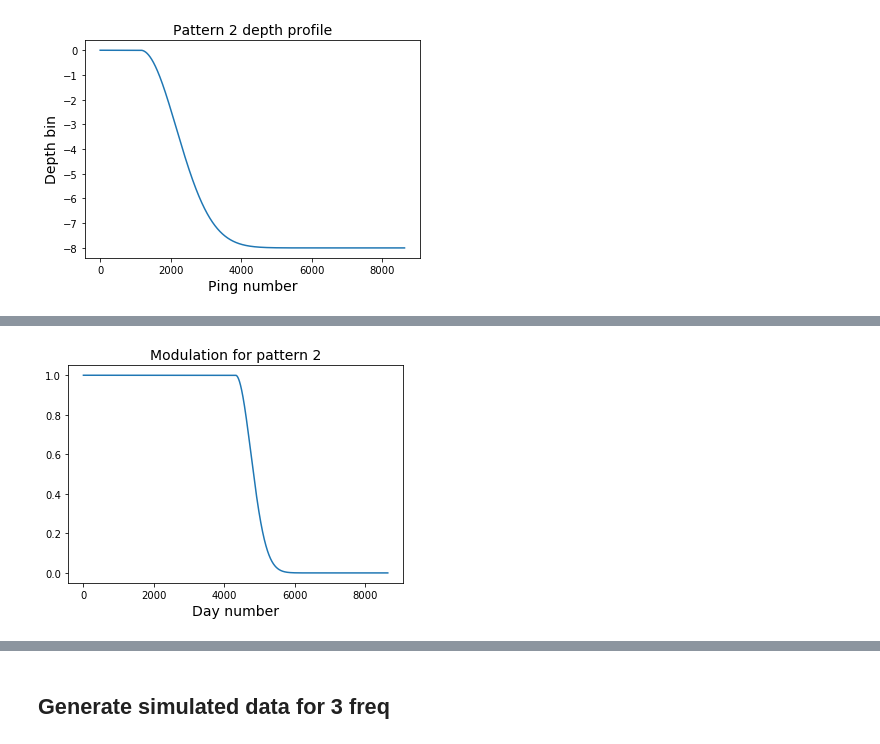
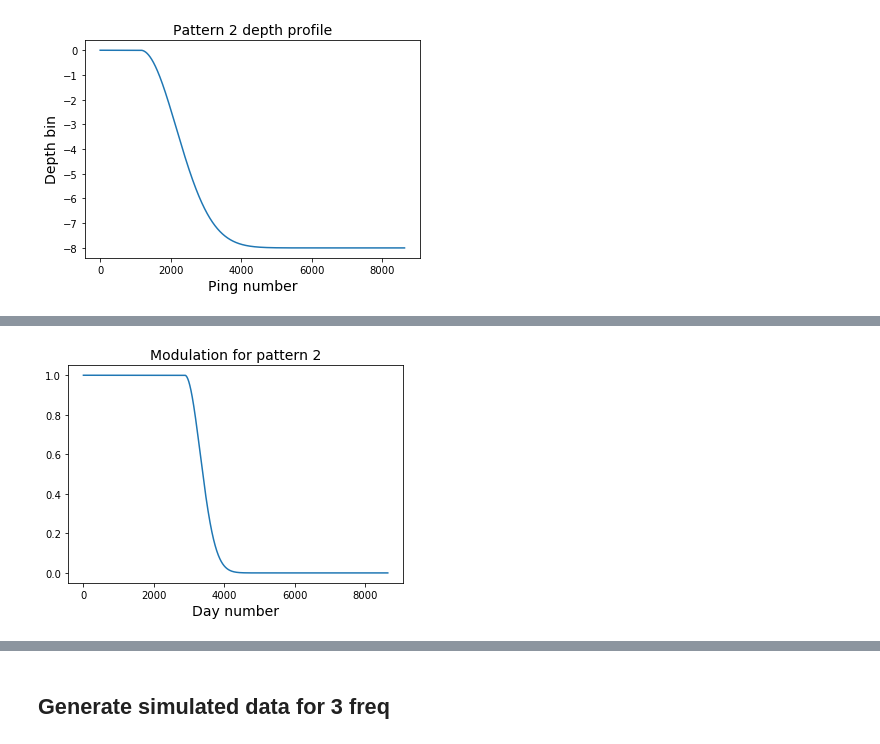
Before and after one commit to valentina-s/ooi_sonar, a Jupyter notebook: notebooks/generate_simulated_data.ipynb, the cells around one changed output, grey strips where cells are left out. Drawn from its saved outputs; the diff is of its cells as text; code cells hidden in the pictures.

Commit message:
update pattern 2

```diff
--- a/notebooks/generate_simulated_data.ipynb
+++ b/notebooks/generate_simulated_data.ipynb
@@ -138,16 +138,16 @@ plt.imshow(p2,aspect='auto')
 # %%
 # Modulation for Pattern 2
-p2_len = 30  # persistant length for pattern 2 [days]
+p2_len = 20  # persistant length for pattern 2 [days]
 p2_mod = norm.pdf(np.arange(ping_per_day_mvbs*day_num),loc=p2_len*ping_per_day_mvbs,scale=3*ping_per_day_mvbs)
 p2_mod[:p2_len*ping_per_day_mvbs] = p2_mod.max()
 p2_mod = p2_mod/p2_mod.max()
 
 plt.plot(p2_mod)
 plt.xlabel('Day number',fontsize=14)
 plt.title('Modulation for pattern 2',fontsize=14)
 plt.show()
 # %% [output]
-[figure, old version]
+[figure, new version]
 # %%
 # Generate modulated Pattern 2
 p2_alldays = p2*p2_mod.T  # modulate SSL strength
```
Also changed, not shown: parts of 11 cells of this notebook.
